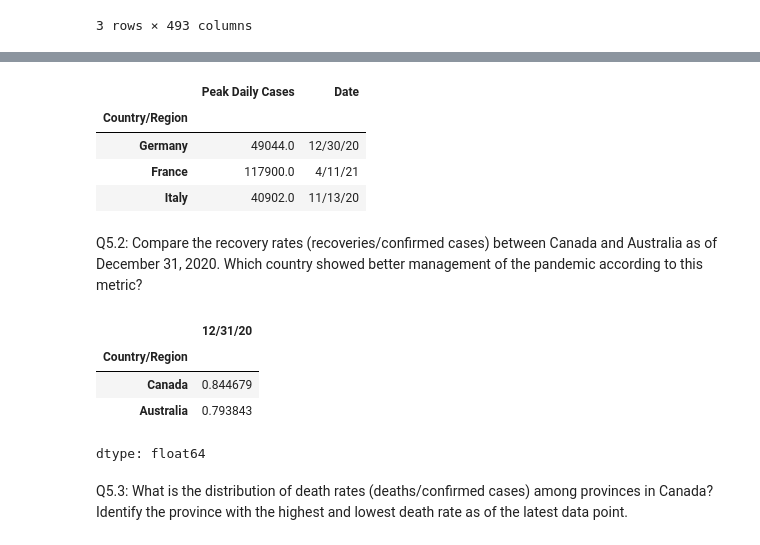
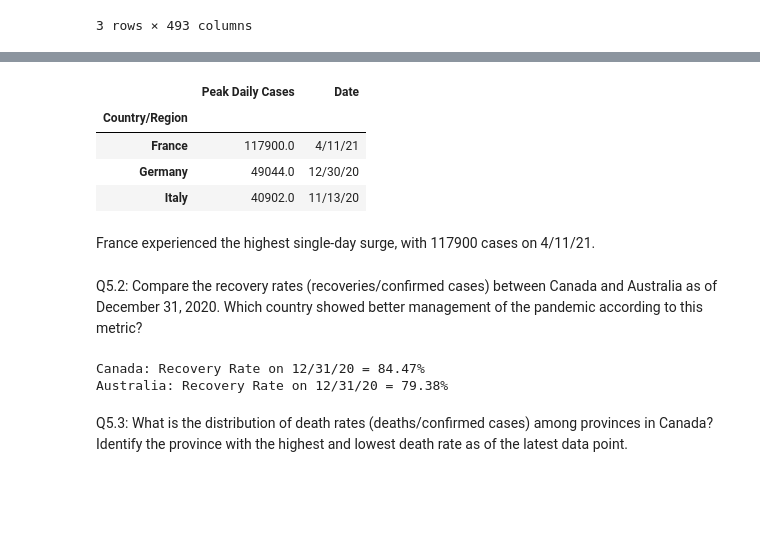
Before and after one commit to PushpendraJaat/Covid-19-Case-Study, a Jupyter notebook: notebook/Covid_data_analysis (1).ipynb, the cells around one changed output, grey strips where cells are left out. Cells and saved outputs as stored; diff of their text form; code cells hidden in the pictures; blank space fills up the shorter version.

```diff
--- a/notebook/Covid_data_analysis (1).ipynb
+++ b/notebook/Covid_data_analysis (1).ipynb
@@ -17,11 +17,11 @@ Dataset files loading from the drive.
 # %%
-filepath1 = '/content/drive/MyDrive/Dataset/covid_19_confirmed_v1_lyst1747728690432.csv'
-filepath2 = '/content/drive/MyDrive/Dataset/covid_19_deaths_v1_lyst1747728711771.csv'
-filepath3 = '/content/drive/MyDrive/Dataset/covid_19_recovered_v1_lyst1747728719904.csv'
+filepath1 = '../data/covid_19_confirmed_v1_lyst1747728690432.csv'
+filepath2 = '../data/covid_19_deaths_v1_lyst1747728711771.csv'
+filepath3 = '../data/covid_19_recovered_v1_lyst1747728719904.csv'
 
 covid_19_confirmed = pd.read_csv(filepath1)
-covid_19_deathes = pd.read_csv(filepath2, skiprows=1)
-covid_19_recovered = pd.read_csv(filepath3, skiprows=1)
+covid_19_deathes = pd.read_csv(filepath2, skiprows=1)   #skipping row 1 as it is not relevent
+covid_19_recovered = pd.read_csv(filepath3, skiprows=1)  #skipping row 1 as it is not relevent
 # %% [markdown]
 **Question 2: Data Exploration**
 
@@ -371,4 +362,6 @@ country_confirmed_cases.head()
 | Italy | 0 | 0 | 0 | 0 | 0 | 0 | 0 | 0 | 2 | 2 | ... |
 3 rows × 493 columns
 # %%
+country_confirmed_cases = country_confirmed_cases.copy()
 daily_new_cases = country_confirmed_cases.diff(axis=1)
+daily_new_cases
@@ -378,30 +378,38 @@ peak_dates = daily_new_cases.idxmax(axis=1)
 # %%
 summary = pd.DataFrame({
     "Peak Daily Cases": peak_values,
     "Date": peak_dates
 })
 
-summary
+# Sort by "Peak Daily Cases" descending (highest first)
+summary_sorted = summary.sort_values("Peak Daily Cases", ascending=False)
+
+summary_sorted
 # %% [output]
 |  | Peak Daily Cases | Date |
 | Country/Region |  |  |
+| France | 117900.0 | 4/11/21 |
 | Germany | 49044.0 | 12/30/20 |
-| France | 117900.0 | 4/11/21 |
 | Italy | 40902.0 | 11/13/20 |
+# %% [markdown]
+France experienced the highest single-day surge, with 117900 cases on 4/11/21.
 # %% [markdown]
 Q5.2: Compare the recovery rates (recoveries/confirmed cases) between Canada and Australia as of December 31, 2020. Which country showed better management of the pandemic according to this metric?
 # %%
+# Finding targeted data
 total_recovered = covid_19_recovered.groupby("Country/Region").sum().loc[['Canada', 'Australia'], '12/31/20']
 total_confirmed = covid_19_confirmed.groupby("Country/Region").sum().loc[['Canada', 'Australia'], '12/31/20']
 
+# Calculating recovery rate
 recovery_rate = total_recovered / total_confirmed
-recovery_rate
+
+#Print recovery rate formatted string
+for country in recovery_rate.index:
+    rate_percent = recovery_rate[country] * 100
+    print(f"{country}: Recovery Rate on 12/31/20 = {rate_percent:.2f}%")
 # %% [output]
-|  | 12/31/20 |
-| Country/Region |  |
-| Canada | 0.844679 |
-| Australia | 0.793843 |
-dtype: float64
+Canada: Recovery Rate on 12/31/20 = 84.47%
+Australia: Recovery Rate on 12/31/20 = 79.38%
 # %% [markdown]
 Q5.3: What is the distribution of death rates (deaths/confirmed cases) among provinces in Canada? Identify the province with the highest and lowest death rate as of the latest data point.
 # %%
```
Also changed, not shown: parts of 54 cells of this notebook.
